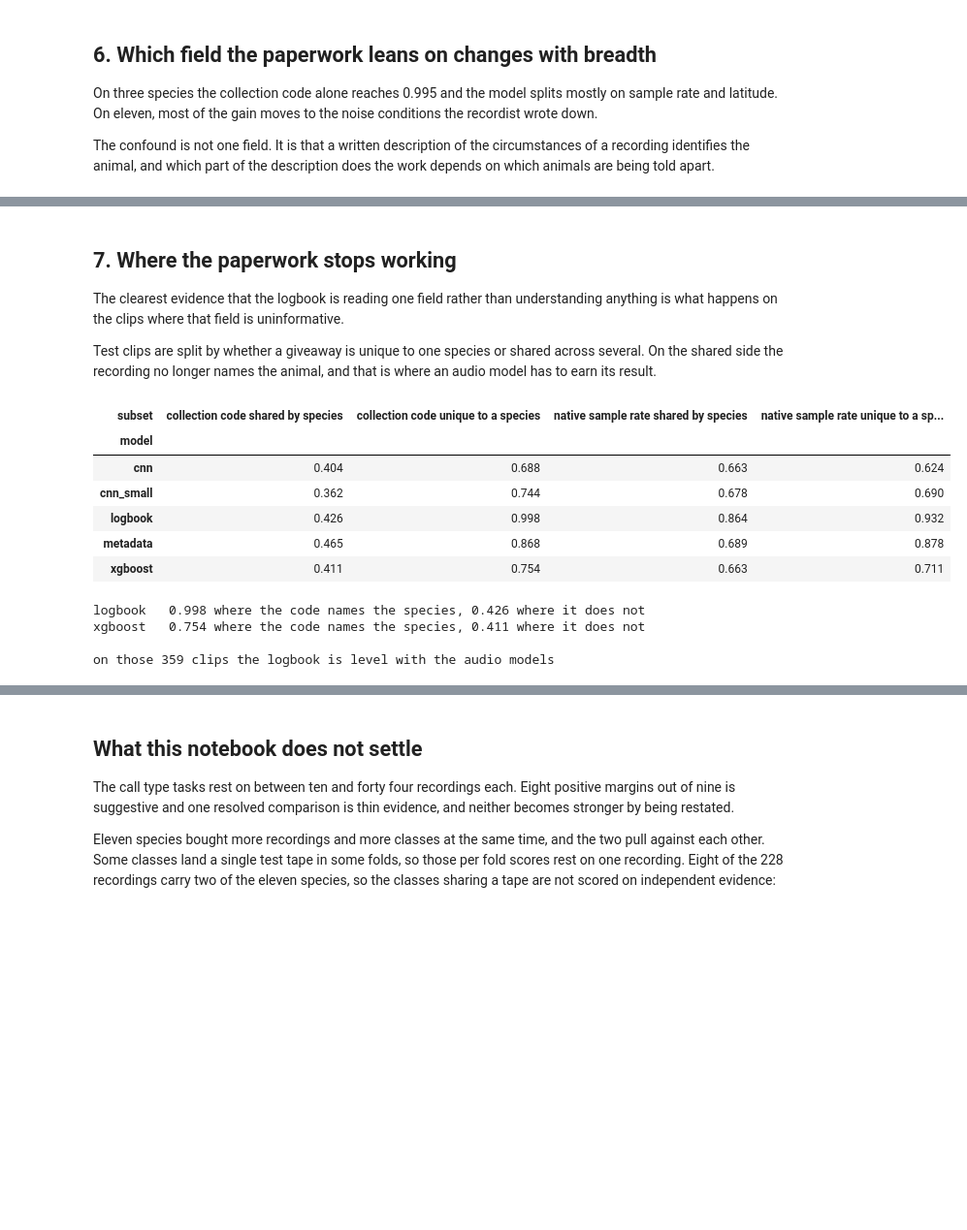
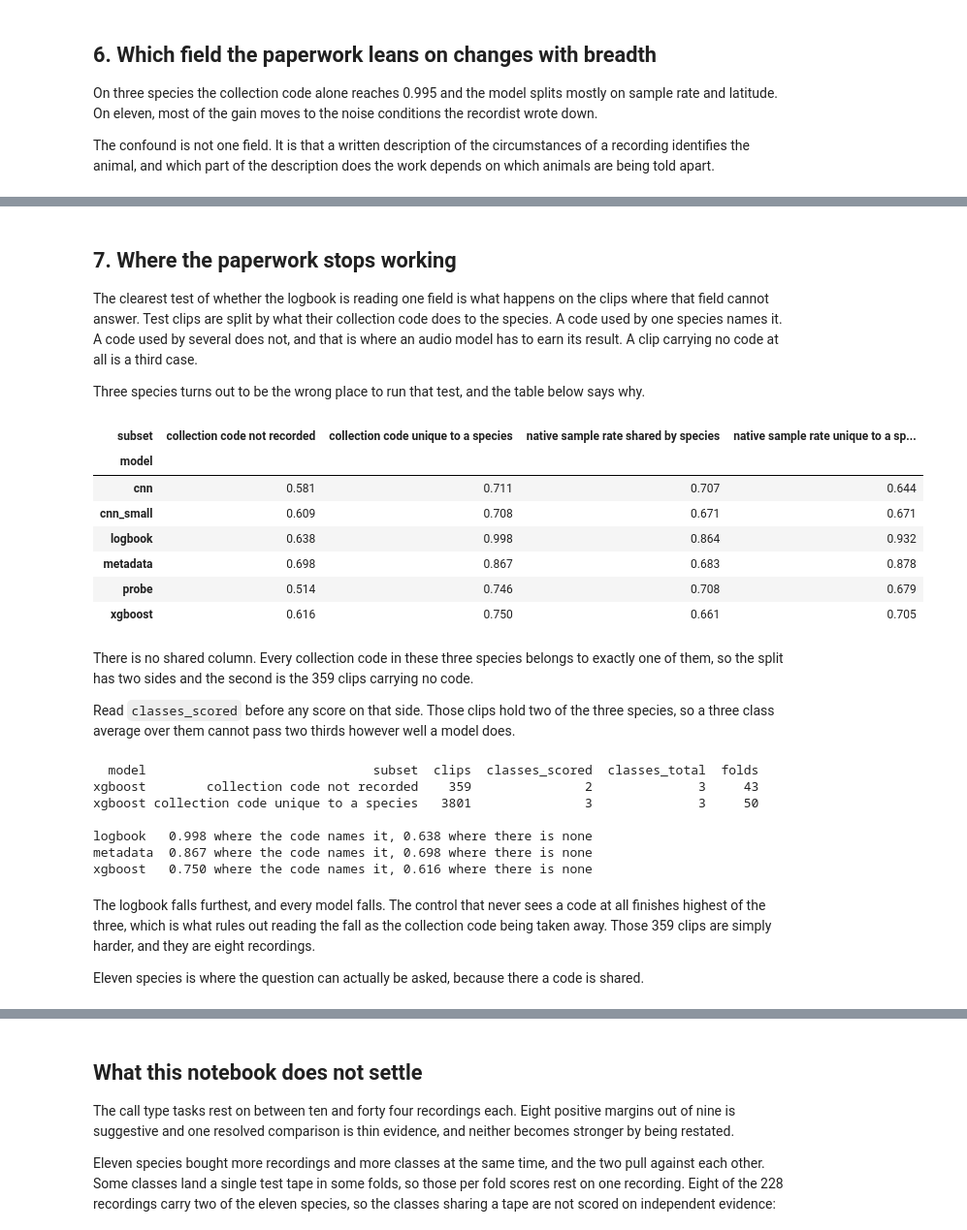
Before and after one commit to Canon-Regularis/datura, a Jupyter notebook: experiments/04_call_types_and_breadth.ipynb, the cells around one changed output, grey strips where cells are left out. Shown at 97% size. Cells and saved outputs as stored; diff of their text form; code cells hidden in the pictures; blank space fills up the shorter version.

```diff
--- a/experiments/04_call_types_and_breadth.ipynb
+++ b/experiments/04_call_types_and_breadth.ipynb
@@ -238,40 +258,55 @@ cond_engine_noise     0.084
 # %% [markdown]
 ## 7. Where the paperwork stops working
 
-The clearest evidence that the logbook is reading one field rather than understanding anything is
-what happens on the clips where that field is uninformative.
+The clearest test of whether the logbook is reading one field is what happens on the clips where
+that field cannot answer. Test clips are split by what their collection code does to the species. A
+code used by one species names it. A code used by several does not, and that is where an audio model
+has to earn its result. A clip carrying no code at all is a third case.
 
-Test clips are split by whether a giveaway is unique to one species or shared across several. On the
-shared side the recording no longer names the animal, and that is where an audio model has to earn
-its result.
+Three species turns out to be the wrong place to run that test, and the table below says why.
 # %%
 ambiguity = pd.read_csv(config_directory(narrow) / "ambiguity_breakdown.csv")
-wide_view = ambiguity.pivot_table(index="model", columns="subset", values="macro_f1_mean")
-wide_view.round(3)
+ambiguity.pivot_table(index="model", columns="subset", values="macro_f1_mean").round(3)
 # %% [output]
-| subset | collection code shared by species | collection code unique to a species | native sample rate shared by species | native sample rate unique to a sp... |
+| subset | collection code not recorded | collection code unique to a species | native sample rate shared by species | native sample rate unique to a sp... |
 | model |  |  |  |  |
-| cnn | 0.404 | 0.688 | 0.663 | 0.624 |
-| cnn_small | 0.362 | 0.744 | 0.678 | 0.690 |
-| logbook | 0.426 | 0.998 | 0.864 | 0.932 |
-| metadata | 0.465 | 0.868 | 0.689 | 0.878 |
-| xgboost | 0.411 | 0.754 | 0.663 | 0.711 |
+| cnn | 0.581 | 0.711 | 0.707 | 0.644 |
+| cnn_small | 0.609 | 0.708 | 0.671 | 0.671 |
+| logbook | 0.638 | 0.998 | 0.864 | 0.932 |
+| metadata | 0.698 | 0.867 | 0.683 | 0.878 |
+| probe | 0.514 | 0.746 | 0.708 | 0.679 |
+| xgboost | 0.616 | 0.750 | 0.661 | 0.705 |
+# %% [markdown]
+There is no shared column. Every collection code in these three species belongs to exactly one of
+them, so the split has two sides and the second is the 359 clips carrying no code.
+
+Read `classes_scored` before any score on that side. Those clips hold two of the three species, so a
+three class average over them cannot pass two thirds however well a model does.
 # %%
-code_split = (
-    ambiguity[ambiguity.giveaway == "collection code"].set_index(["model", "subset"]).macro_f1_mean
+code = ambiguity[ambiguity.giveaway == "collection code"]
+print(
+    code[["model", "subset", "clips", "classes_scored", "classes_total", "folds"]]
+    .drop_duplicates(subset=["subset"])
+    .to_string(index=False)
 )
-for model in ("logbook", "xgboost"):
-    unique = code_split[(model, "collection code unique to a species")]
-    shared = code_split[(model, "collection code shared by species")]
-    print(
-        f"{model:9s} {unique:.3f} where the code names the species, {shared:.3f} where it does not"
-    )
 
-shared_clips = ambiguity[ambiguity.subset == "collection code shared by species"].clips.iloc[0]
+scores = code.set_index(["model", "subset"]).macro_f1_mean
 print()
-print(f"on those {shared_clips} clips the logbook is level with the audio models")
+for model in ("logbook", "metadata", "xgboost"):
+    named = scores[(model, "collection code unique to a species")]
+    missing = scores[(model, "collection code not recorded")]
+    print(f"{model:9s} {named:.3f} where the code names it, {missing:.3f} where there is none")
 # %% [output]
-logbook   0.998 where the code names the species, 0.426 where it does not
-xgboost   0.754 where the code names the species, 0.411 where it does not
+  model                              subset  clips  classes_scored  classes_total  folds
+xgboost        collection code not recorded    359               2              3     43
+xgboost collection code unique to a species   3801               3              3     50
 
-on those 359 clips the logbook is level with the audio models
+logbook   0.998 where the code names it, 0.638 where there is none
+metadata  0.867 where the code names it, 0.698 where there is none
+xgboost   0.750 where the code names it, 0.616 where there is none
+# %% [markdown]
+The logbook falls furthest, and every model falls. The control that never sees a code at all
+finishes highest of the three, which is what rules out reading the fall as the collection code being
+taken away. Those 359 clips are simply harder, and they are eight recordings.
+
+Eleven species is where the question can actually be asked, because there a code is shared.
```
Also changed, not shown: parts of 16 cells of this notebook, 8 other files.
